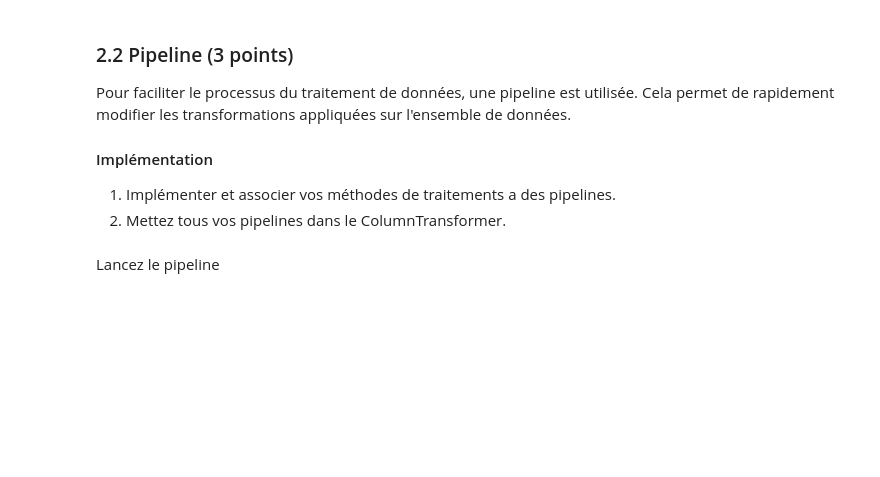
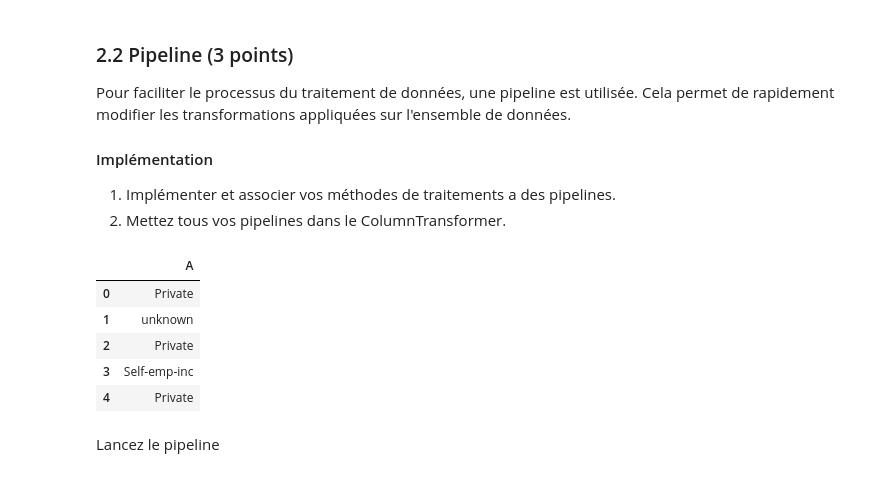
Before and after one commit to FinestStone/INF8215, a Jupyter notebook: TP3/TP3_INF8215.ipynb, the cells around one changed output. Drawn from its saved outputs; the diff is of its cells as text; code cells hidden in the pictures; blank space fills up the shorter version.

Commit message:
Not clean but working pipeline

```diff
--- a/TP3/TP3_INF8215.ipynb
+++ b/TP3/TP3_INF8215.ipynb
@@ -671,2 +675,63 @@ full_pipeline = ColumnTransformer([
+# %%
+# Implémenter ici les différentes transformations customs ici pour que cela soit plus claires (Si vous en avez)
+from sklearn.preprocessing import OneHotEncoder
+
+def replace_unknown(text):
+    if text == " ?":
+        text = "unknown"
+    return text
+
+def remove_income_dot(text):
+    if text == " >50K.":
+        text = " >50K"
+    elif text == " <=50K.":
+        text = " <=50K"
+    return text
+
+from sklearn.pipeline import Pipeline, FeatureUnion
+from sklearn.compose import ColumnTransformer
+from sklearn.impute import SimpleImputer
+
+pipeline_Workclass = Pipeline([
+    ("replace", TransformationWrapper(transformation = replace_unknown)),
+#     ("encode", OneHotEncoder(categories = 'auto', sparse = False)),
+])
+
+pipeline_education = Pipeline([
+    ("encode", OneHotEncoder(categories = 'auto', sparse = False)),
+])
+
+pipeline_marital_status = Pipeline([
+    ("encode", OneHotEncoder(categories = 'auto', sparse = False)),
+])
+
+# pipeline_income = Pipeline([
+#     ("remove dot", TransformationWrapper(transformation = remove_income_dot)),
+#     ("encode",LabelEncoderP()),
+# ])
+
+full_pipeline = ColumnTransformer([
+        ("Workclass", pipeline_Workclass, ["Workclass"]),
+#         ("Education", pipeline_education, ["Education"]),
+#         ("Marital-status", pipeline_marital_status, ["Marital-status"]),
+#         ("Income", pipeline_income, ["Income"]),
+    ])
+
+column_names = ["A"]
+# ["Workclass{}".format(i) for i in range(len(X_train["Workclass"].unique()))] \
+# + ["Education{}".format(i) for i in range(len(X_train["Education"].unique()))] \
+# + ["Marital-status{}".format(i) for i in range(len(X_train["Marital-status"].unique()))] \
+# + ["Income"]
+
+X_train_preprocess = pd.DataFrame(full_pipeline.fit_transform(X_train), columns=column_names)
+X_test_preprocess = pd.DataFrame(full_pipeline.fit_transform(X_test), columns=column_names)
+X_train_preprocess.head()
+# %% [output]
+|  | A |
+| 0 | Private |
+| 1 | unknown |
+| 2 | Private |
+| 3 | Self-emp-inc |
+| 4 | Private |
 # %% [markdown]
 Lancez le pipeline
```
Also changed, not shown: parts of 13 cells of this notebook.
